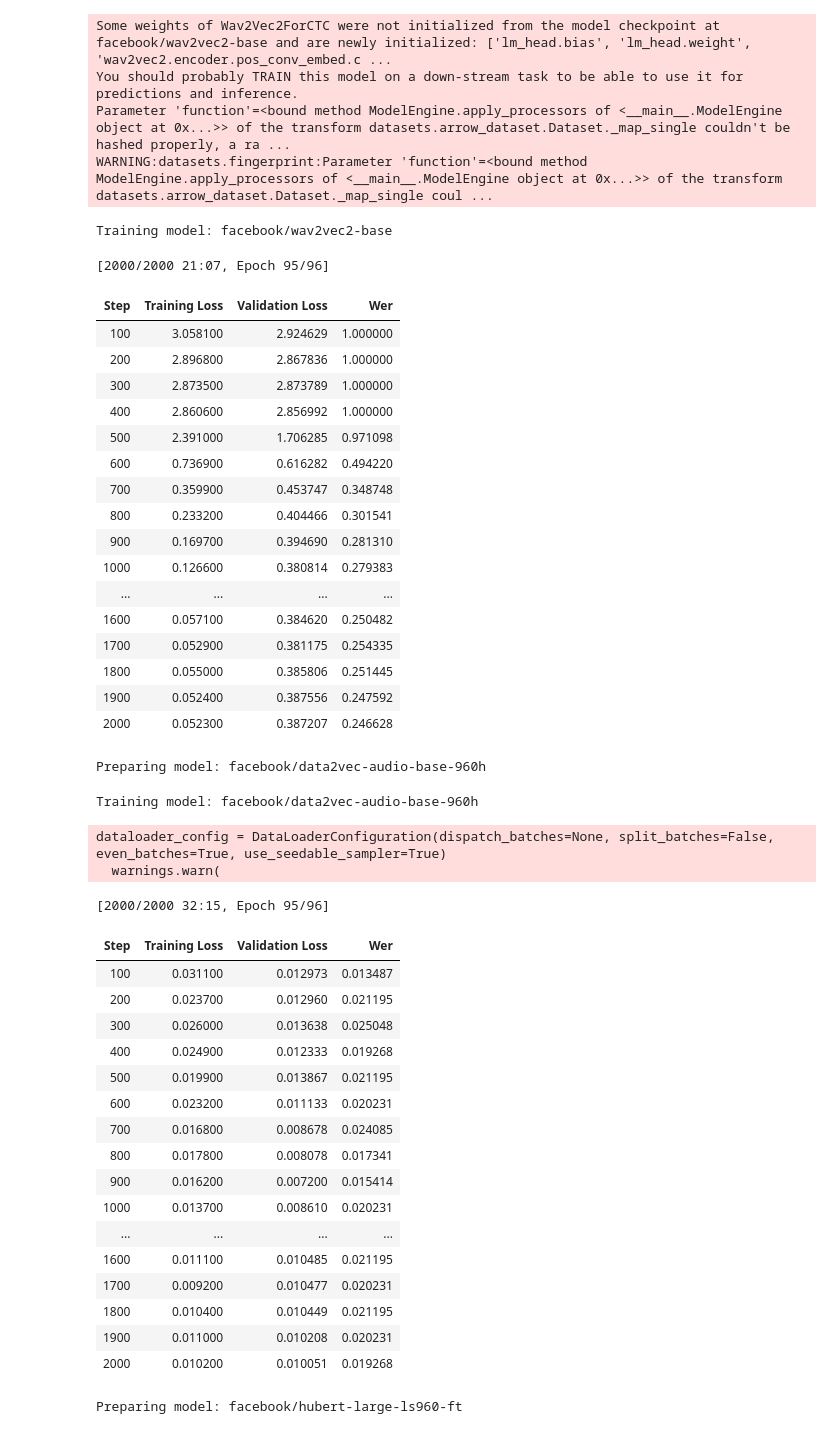
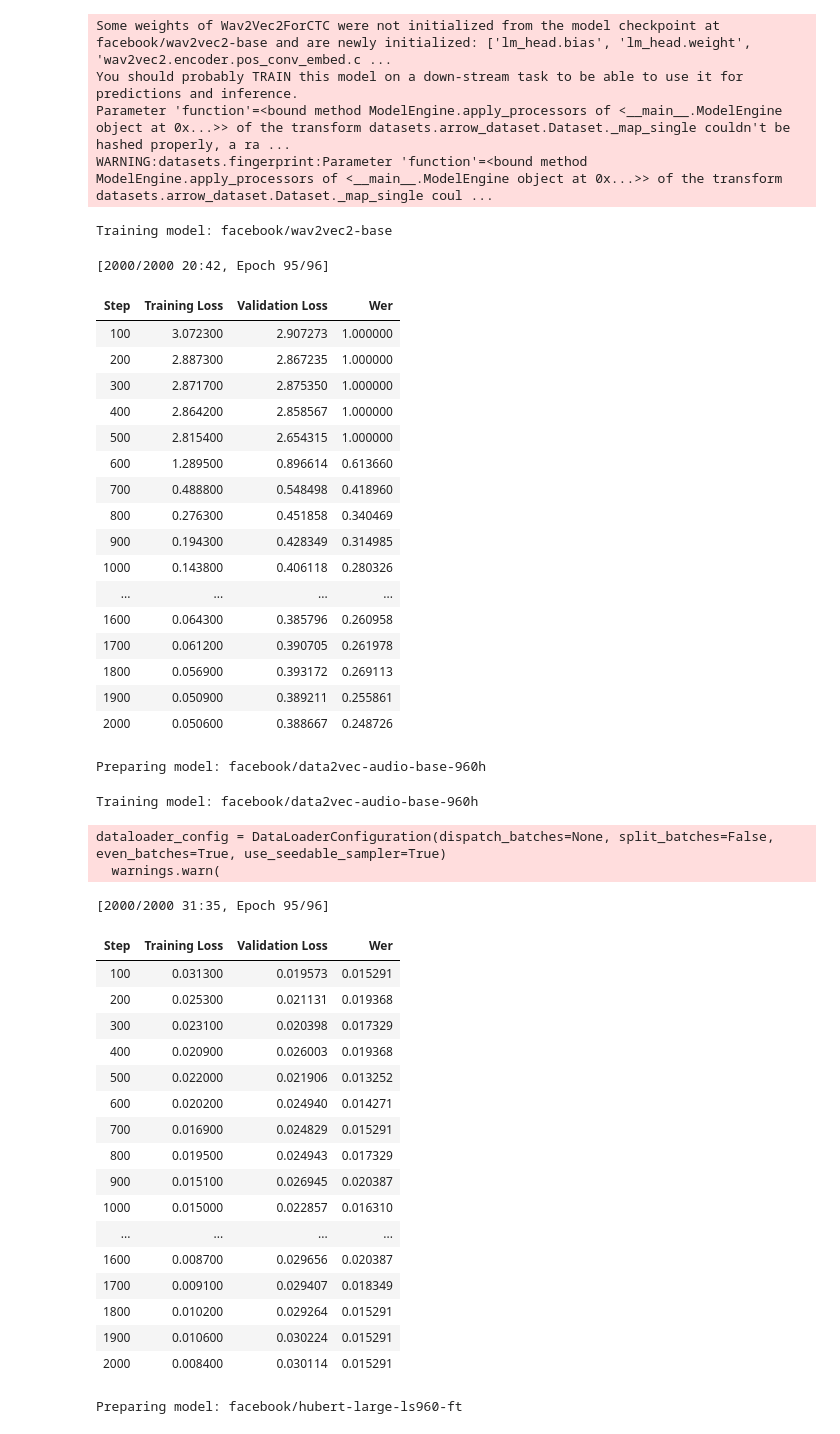
Before and after one commit to karank85/speech-recognition, a Jupyter notebook: Project2_DL_Speech_Recognition.ipynb, the cells around one changed output. Cells and saved outputs as stored; diff of their text form; code cells hidden in the pictures.

```diff
--- a/Project2_DL_Speech_Recognition.ipynb
+++ b/Project2_DL_Speech_Recognition.ipynb
@@ -461,55 +461,55 @@ You should probably TRAIN this model on a down-stream task to be able to use it
 Parameter 'function'=<bound method ModelEngine.apply_processors of <__main__.ModelEngine object at 0x...>> of the transform datasets.arrow_dataset.Dataset._map_single couldn't be hashed properly, a ra ...
 WARNING:datasets.fingerprint:Parameter 'function'=<bound method ModelEngine.apply_processors of <__main__.ModelEngine object at 0x...>> of the transform datasets.arrow_dataset.Dataset._map_single coul ...
 # %%
-wav2vec.train("./wav2vec-model")
+wav2vec.train("/content/drive/MyDrive/model/wav2vec-model")
 # %% [output]
 Training model: facebook/wav2vec2-base
-[2000/2000 21:07, Epoch 95/96]
+[2000/2000 20:42, Epoch 95/96]
 | Step | Training Loss | Validation Loss | Wer |
-| 100 | 3.058100 | 2.924629 | 1.000000 |
-| 200 | 2.896800 | 2.867836 | 1.000000 |
-| 300 | 2.873500 | 2.873789 | 1.000000 |
-| 400 | 2.860600 | 2.856992 | 1.000000 |
-| 500 | 2.391000 | 1.706285 | 0.971098 |
-| 600 | 0.736900 | 0.616282 | 0.494220 |
-| 700 | 0.359900 | 0.453747 | 0.348748 |
-| 800 | 0.233200 | 0.404466 | 0.301541 |
-| 900 | 0.169700 | 0.394690 | 0.281310 |
-| 1000 | 0.126600 | 0.380814 | 0.279383 |
+| 100 | 3.072300 | 2.907273 | 1.000000 |
+| 200 | 2.887300 | 2.867235 | 1.000000 |
+| 300 | 2.871700 | 2.875350 | 1.000000 |
+| 400 | 2.864200 | 2.858567 | 1.000000 |
+| 500 | 2.815400 | 2.654315 | 1.000000 |
+| 600 | 1.289500 | 0.896614 | 0.613660 |
+| 700 | 0.488800 | 0.548498 | 0.418960 |
+| 800 | 0.276300 | 0.451858 | 0.340469 |
+| 900 | 0.194300 | 0.428349 | 0.314985 |
+| 1000 | 0.143800 | 0.406118 | 0.280326 |
 | ... | ... | ... | ... |
-| 1600 | 0.057100 | 0.384620 | 0.250482 |
-| 1700 | 0.052900 | 0.381175 | 0.254335 |
-| 1800 | 0.055000 | 0.385806 | 0.251445 |
-| 1900 | 0.052400 | 0.387556 | 0.247592 |
-| 2000 | 0.052300 | 0.387207 | 0.246628 |
+| 1600 | 0.064300 | 0.385796 | 0.260958 |
+| 1700 | 0.061200 | 0.390705 | 0.261978 |
+| 1800 | 0.056900 | 0.393172 | 0.269113 |
+| 1900 | 0.050900 | 0.389211 | 0.255861 |
+| 2000 | 0.050600 | 0.388667 | 0.248726 |
 # %%
 data2vec = ModelEngine("facebook/data2vec-audio-base-960h", custom_dataset)
 # %% [output]
 Preparing model: facebook/data2vec-audio-base-960h
 # %%
-data2vec.train("./data2vec-model")
+data2vec.train("/content/drive/MyDrive/model/data2vec-model")
 # %% [output]
 Training model: facebook/data2vec-audio-base-960h
 dataloader_config = DataLoaderConfiguration(dispatch_batches=None, split_batches=False, even_batches=True, use_seedable_sampler=True)
   warnings.warn(
-[2000/2000 32:15, Epoch 95/96]
+[2000/2000 31:35, Epoch 95/96]
 | Step | Training Loss | Validation Loss | Wer |
-| 100 | 0.031100 | 0.012973 | 0.013487 |
-| 200 | 0.023700 | 0.012960 | 0.021195 |
-| 300 | 0.026000 | 0.013638 | 0.025048 |
-| 400 | 0.024900 | 0.012333 | 0.019268 |
-| 500 | 0.019900 | 0.013867 | 0.021195 |
-| 600 | 0.023200 | 0.011133 | 0.020231 |
-| 700 | 0.016800 | 0.008678 | 0.024085 |
-| 800 | 0.017800 | 0.008078 | 0.017341 |
-| 900 | 0.016200 | 0.007200 | 0.015414 |
-| 1000 | 0.013700 | 0.008610 | 0.020231 |
+| 100 | 0.031300 | 0.019573 | 0.015291 |
+| 200 | 0.025300 | 0.021131 | 0.019368 |
+| 300 | 0.023100 | 0.020398 | 0.017329 |
+| 400 | 0.020900 | 0.026003 | 0.019368 |
+| 500 | 0.022000 | 0.021906 | 0.013252 |
+| 600 | 0.020200 | 0.024940 | 0.014271 |
+| 700 | 0.016900 | 0.024829 | 0.015291 |
+| 800 | 0.019500 | 0.024943 | 0.017329 |
+| 900 | 0.015100 | 0.026945 | 0.020387 |
+| 1000 | 0.015000 | 0.022857 | 0.016310 |
 | ... | ... | ... | ... |
-| 1600 | 0.011100 | 0.010485 | 0.021195 |
-| 1700 | 0.009200 | 0.010477 | 0.020231 |
-| 1800 | 0.010400 | 0.010449 | 0.021195 |
-| 1900 | 0.011000 | 0.010208 | 0.020231 |
-| 2000 | 0.010200 | 0.010051 | 0.019268 |
+| 1600 | 0.008700 | 0.029656 | 0.020387 |
+| 1700 | 0.009100 | 0.029407 | 0.018349 |
+| 1800 | 0.010200 | 0.029264 | 0.015291 |
+| 1900 | 0.010600 | 0.030224 | 0.015291 |
+| 2000 | 0.008400 | 0.030114 | 0.015291 |
 # %%
 hubert = ModelEngine("facebook/hubert-large-ls960-ft", custom_dataset)
 # %% [output]
```
Also changed, not shown: parts of 18 cells of this notebook.
